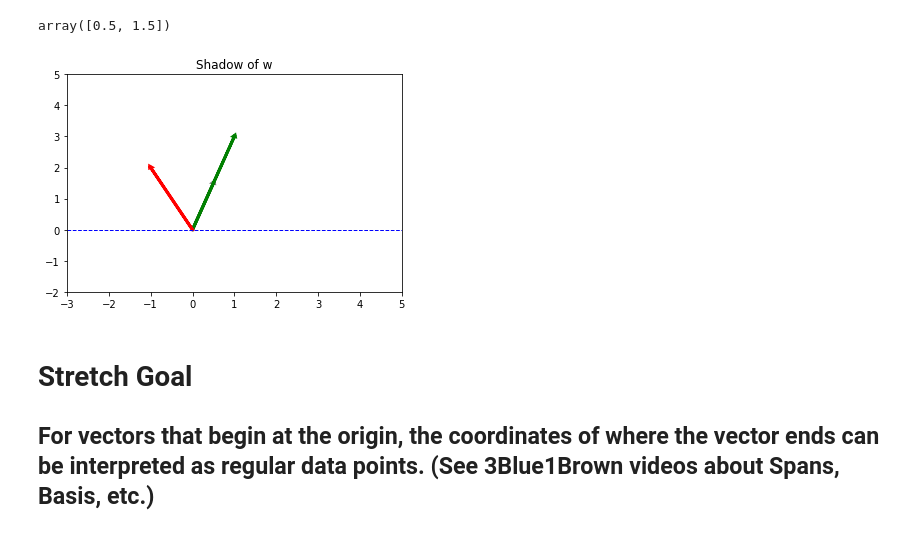
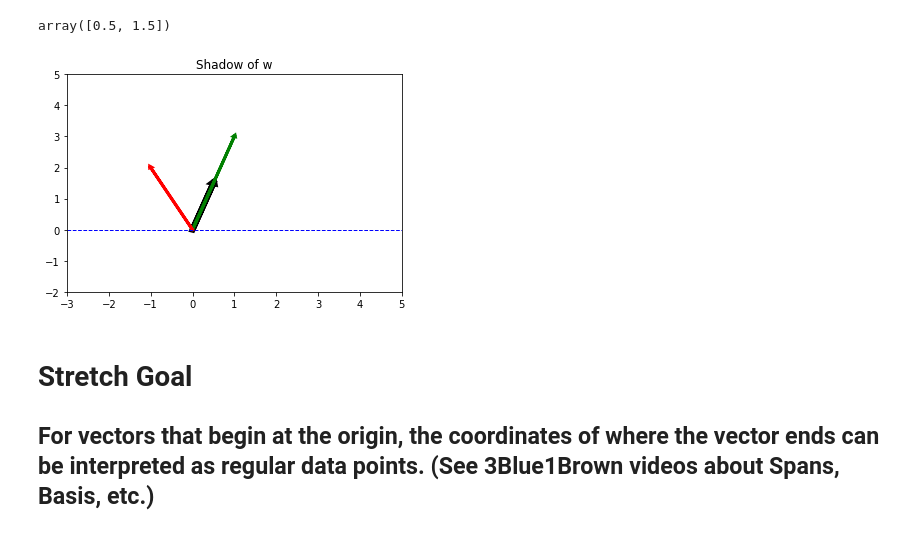
Before and after one commit to urenajose/DS-Unit-1-Sprint-3-Linear-Algebra, a Jupyter notebook: Jose_DS_132_Intermediate_Linear_Algebra_Assignment.ipynb, the cells around one changed output. Cells and saved outputs as stored; diff of their text form; code cells hidden in the pictures.

```diff
--- a/Jose_DS_132_Intermediate_Linear_Algebra_Assignment.ipynb
+++ b/Jose_DS_132_Intermediate_Linear_Algebra_Assignment.ipynb
@@ -468,23 +468,23 @@ array([0.5, 1.5])
 # %%
 # Axis Bounds
 plt.xlim(-3,5)
 plt.ylim(-2,5)
 
 # Get Vals for L
 axes = plt.gca()
 x_vals = np.array(axes.get_xlim())
 y_vals = 0*x_vals
 
 # Plot Vectors and L
 plt.plot(x_vals, y_vals, '--', color='b', linewidth=1)
-plt.arrow(0, 0, prj[0], prj[1], linewidth=3, head_width=.05, head_length=0.05, color ='gray')
+plt.arrow(0, 0, prj[0], prj[1], linewidth=6, head_width=.05, head_length=0.05, color ='black')
 plt.arrow(0, 0, v[0], v[1], linewidth=3, head_width=.05, head_length=0.05, color ='green')
 plt.arrow(0, 0, w[0], w[1], linewidth=3, head_width=.05, head_length=0.05, color ='red')
 
 plt.title("Shadow of w")
 plt.show()
 # %% [output]
-[figure, old version]
+[figure, new version]
 # %% [markdown]
 # Stretch Goal
 
```
